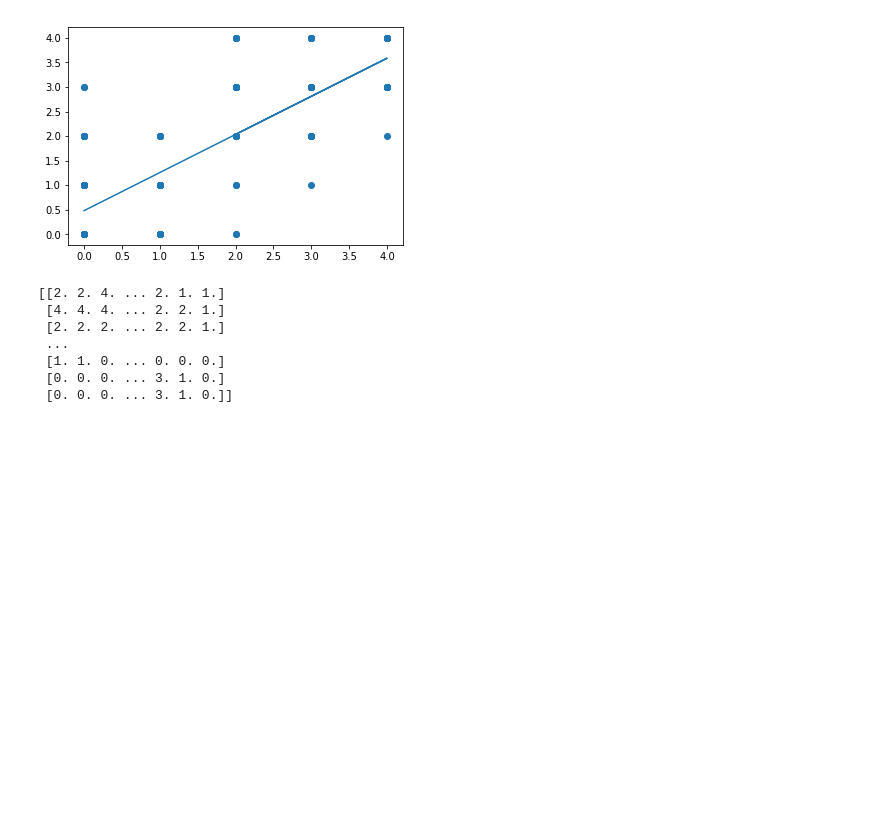
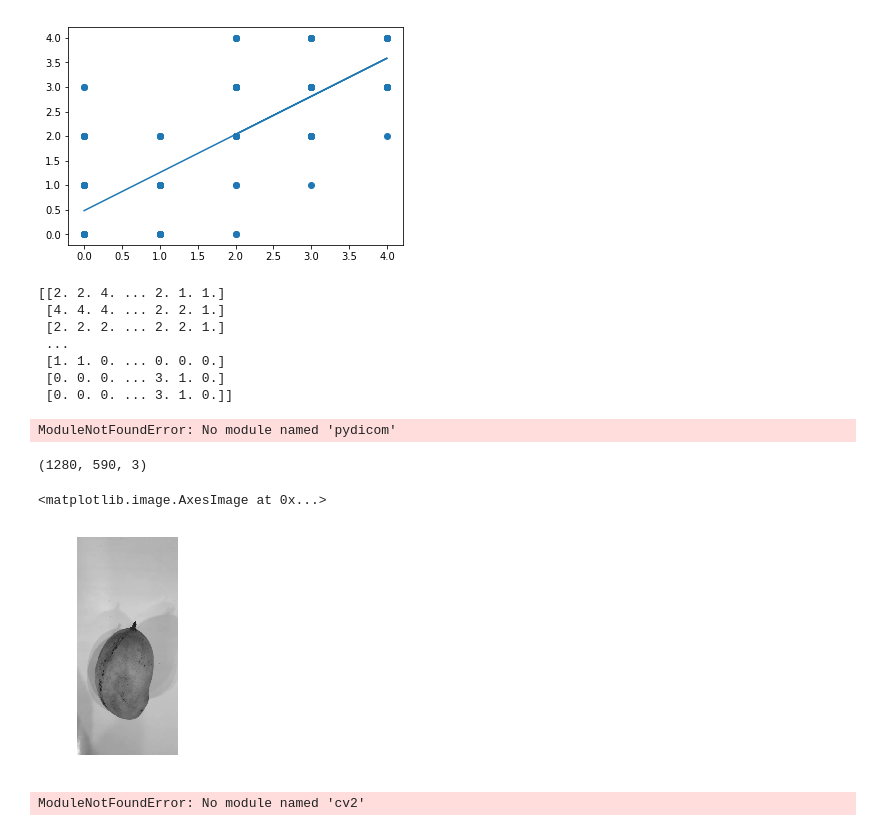
Before and after one commit to Avi-nashkumar/Semester5, a Jupyter notebook: ECSE303L/Machine Learning/Lab1.ipynb, the cells around one changed output. Saved outputs shown, nothing was run; the diff lists cells and outputs as text; code cells hidden in the pictures; blank space fills up the shorter version.

```diff
--- a/ECSE303L/Machine Learning/Lab1.ipynb
+++ b/ECSE303L/Machine Learning/Lab1.ipynb
@@ -73,0 +76,54 @@ print(pickled_data)
+# %%
+import pydicom as dicom
+from PIL import Image
+import matplotlib.pylab as plt
+import numpy as np
+
+ds = dicom.read_file('0002.DCM')
+
+print(ds)
+# %% [output]
+ModuleNotFoundError: No module named 'pydicom'
+# %%
+import numpy as np
+import matplotlib.pylab as plt
+
+#%matplotlib inline
+
+im = plt.imread("mango.JPEG")
+print(im.shape)
+plt.axis("off")
+
+#Plotting Image
+
+plt.imshow(im)
+
+# converting to greyscales
+
+rgb_weights = [0.2989, 0.5870, 0.1140]
+grayscale_image = np.dot(im[...,:3], rgb_weights)
+plt.imshow(grayscale_image, cmap=plt.get_cmap("gray"))
+# %% [output]
+(1280, 590, 3)
+<matplotlib.image.AxesImage at 0x...>
+[figure, added]
+# %%
+import cv2
+import math
+count = 0
+videoFile = "Tom and jerry.mp4"
+cap = cv2.VideoCapture(videoFile)   # capturing the video from the given path
+frameRate = cap.get(5) #frame rate
+x=1
+while(cap.isOpened()):
+    frameId = cap.get(1) #current frame number
+    ret, frame = cap.read()
+    if (ret != True):
+        break
+    if (frameId % math.floor(frameRate) == 0):
+        filename ="frame%d.jpg" % count;count+=1
+        cv2.imwrite(filename, frame)
+cap.release()
+print ("Done!")
+# %% [output]
+ModuleNotFoundError: No module named 'cv2'
```
Also changed, not shown: parts of 1 cell of this notebook, 8 other files.
